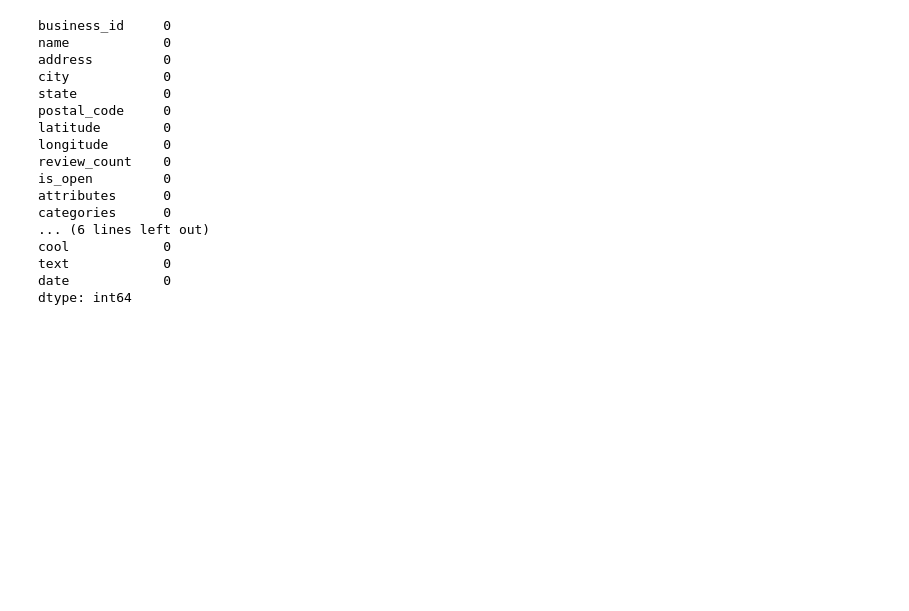
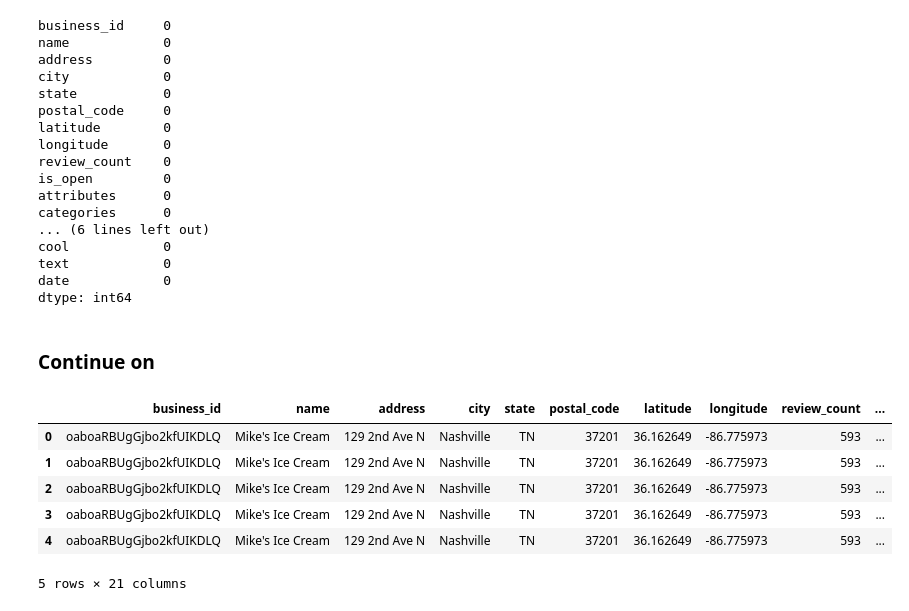
Before and after one commit to arashshams/recom_sys_nlp_llm, a Jupyter notebook: subset_selection.ipynb, the cells around one changed output. Saved outputs shown, nothing was run; the diff lists cells and outputs as text; code cells hidden in the pictures; blank space fills up the shorter version.

```diff
--- a/subset_selection.ipynb
+++ b/subset_selection.ipynb
@@ -177,3 +178,16 @@ date            0
 dtype: int64
 # %%
 yelp_filtered_data.to_csv('data/yelp_reviews_subset.csv', index=False)
+# %% [markdown]
+### Continue on
+# %%
+yelp_df = pd.read_csv('data/yelp_reviews_subset.csv')
+yelp_df.head()
+# %% [output]
+|  | business_id | name | address | city | state | postal_code | latitude | longitude | review_count | ... |
+| 0 | oaboaRBUgGjbo2kfUIKDLQ | Mike's Ice Cream | 129 2nd Ave N | Nashville | TN | 37201 | 36.162649 | -86.775973 | 593 | ... |
+| 1 | oaboaRBUgGjbo2kfUIKDLQ | Mike's Ice Cream | 129 2nd Ave N | Nashville | TN | 37201 | 36.162649 | -86.775973 | 593 | ... |
+| 2 | oaboaRBUgGjbo2kfUIKDLQ | Mike's Ice Cream | 129 2nd Ave N | Nashville | TN | 37201 | 36.162649 | -86.775973 | 593 | ... |
+| 3 | oaboaRBUgGjbo2kfUIKDLQ | Mike's Ice Cream | 129 2nd Ave N | Nashville | TN | 37201 | 36.162649 | -86.775973 | 593 | ... |
+| 4 | oaboaRBUgGjbo2kfUIKDLQ | Mike's Ice Cream | 129 2nd Ave N | Nashville | TN | 37201 | 36.162649 | -86.775973 | 593 | ... |
+5 rows × 21 columns
```
Also changed, not shown: parts of 73 cells of this notebook, 2 other files.
